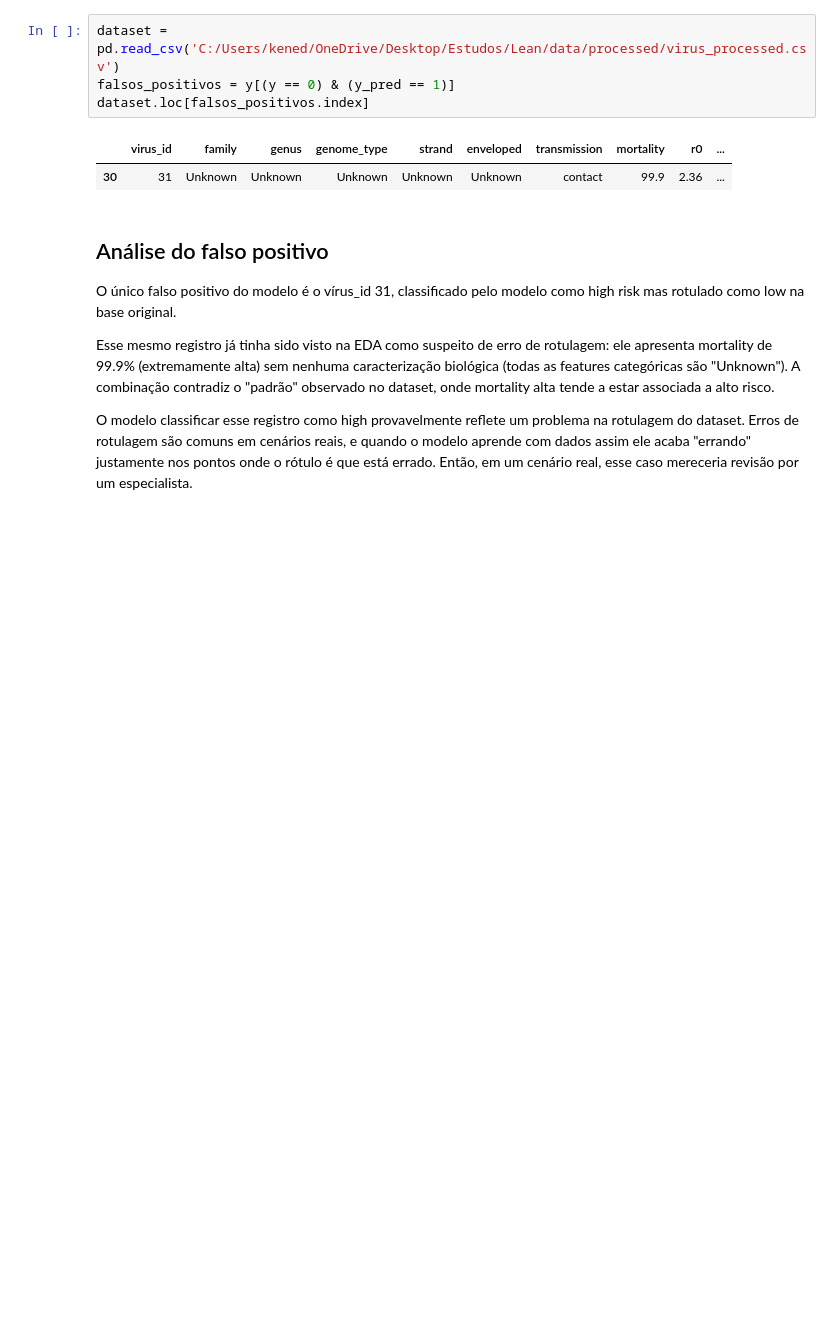
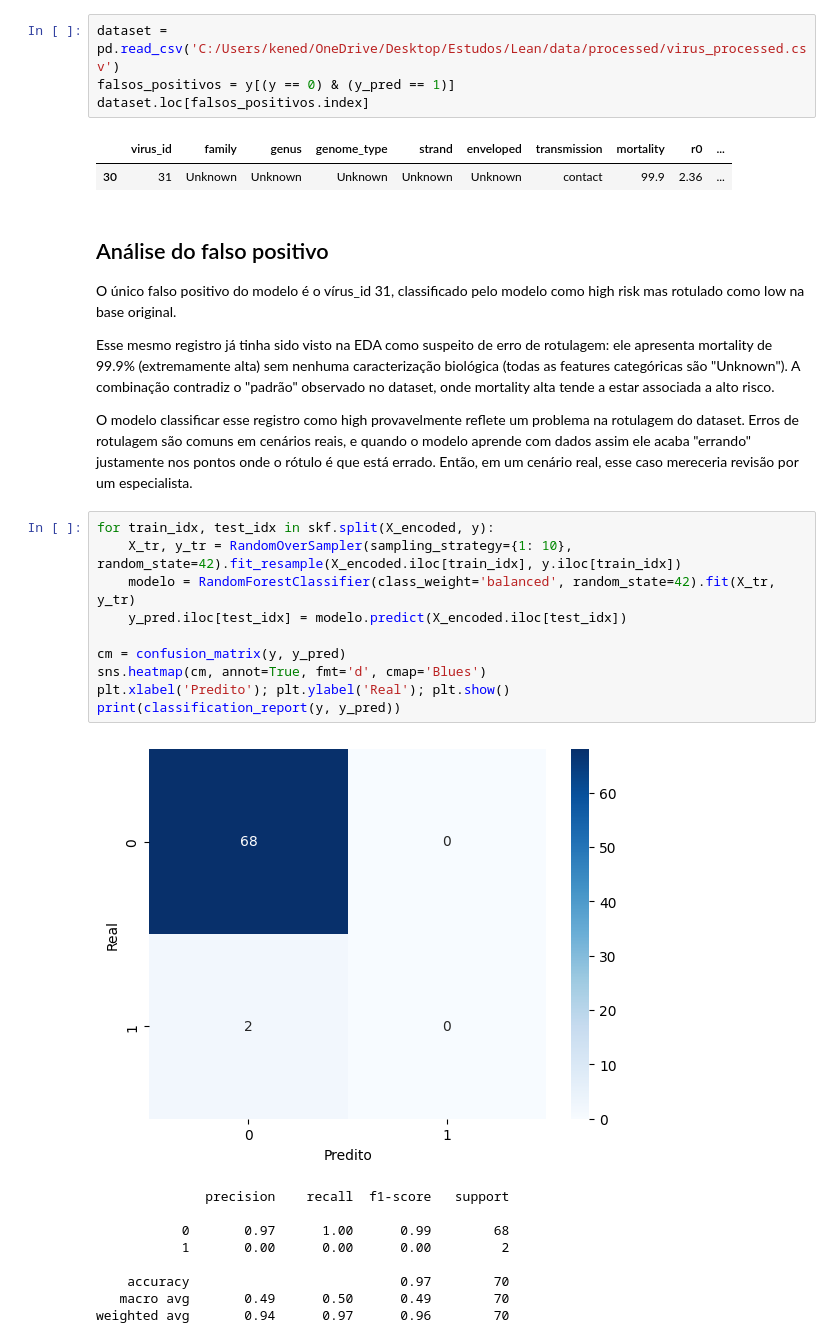
Before and after one commit to kenedysilva27/virus-risk, a Jupyter notebook: notebooks/Modelagem.ipynb, the cells around one changed output. Drawn from its saved outputs; the diff is of its cells as text; blank space fills up the shorter version.

Commit message:
melhor modelo

```diff
--- a/notebooks/Modelagem.ipynb
+++ b/notebooks/Modelagem.ipynb
@@ -173,3 +178,23 @@ O único falso positivo do modelo é o vírus_id 31, classificado pelo modelo co
 Esse mesmo registro já tinha sido visto na EDA como suspeito de erro de rotulagem: ele apresenta mortality de 99.9% (extremamente alta) sem nenhuma caracterização biológica (todas as features categóricas são "Unknown"). A combinação contradiz o "padrão" observado no dataset, onde mortality alta tende a estar associada a alto risco.
 
 O modelo classificar esse registro como high provavelmente reflete um problema na rotulagem do dataset. Erros de rotulagem são comuns em cenários reais, e quando o modelo aprende com dados assim ele acaba "errando" justamente nos pontos onde o rótulo é que está errado. Então, em um cenário real, esse caso mereceria revisão por um especialista.
+# %%
+for train_idx, test_idx in skf.split(X_encoded, y):
+    X_tr, y_tr = RandomOverSampler(sampling_strategy={1: 10}, random_state=42).fit_resample(X_encoded.iloc[train_idx], y.iloc[train_idx])
+    modelo = RandomForestClassifier(class_weight='balanced', random_state=42).fit(X_tr, y_tr)
+    y_pred.iloc[test_idx] = modelo.predict(X_encoded.iloc[test_idx])
+
+cm = confusion_matrix(y, y_pred)
+sns.heatmap(cm, annot=True, fmt='d', cmap='Blues')
+plt.xlabel('Predito'); plt.ylabel('Real'); plt.show()
+print(classification_report(y, y_pred))
+# %% [output]
+[figure, added]
+              precision    recall  f1-score   support
+
+           0       0.97      1.00      0.99        68
+           1       0.00      0.00      0.00         2
+
+    accuracy                           0.97        70
+   macro avg       0.49      0.50      0.49        70
+weighted avg       0.94      0.97      0.96        70
```
Also changed, not shown: parts of 8 cells of this notebook.
